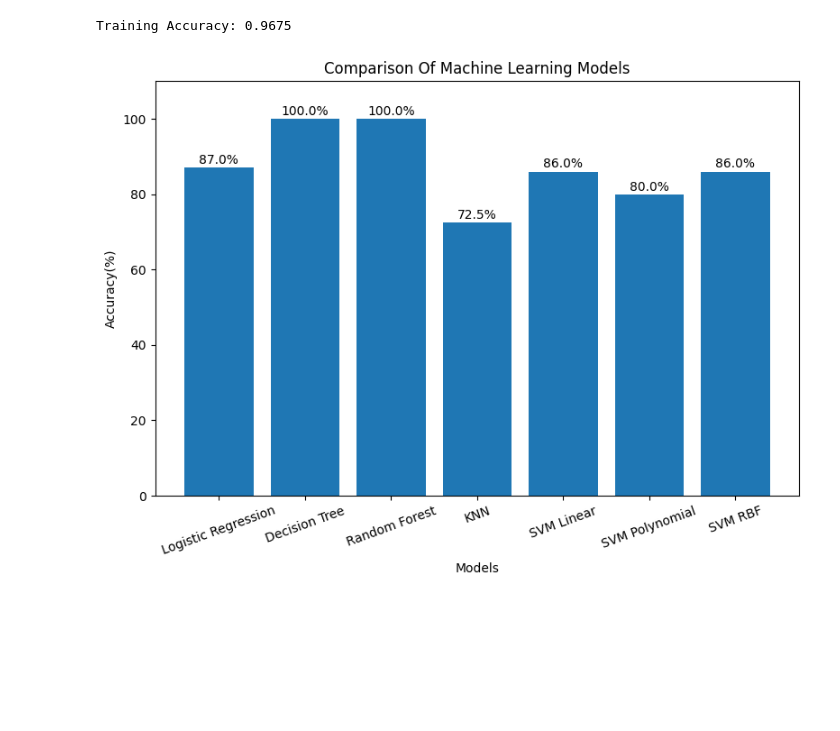
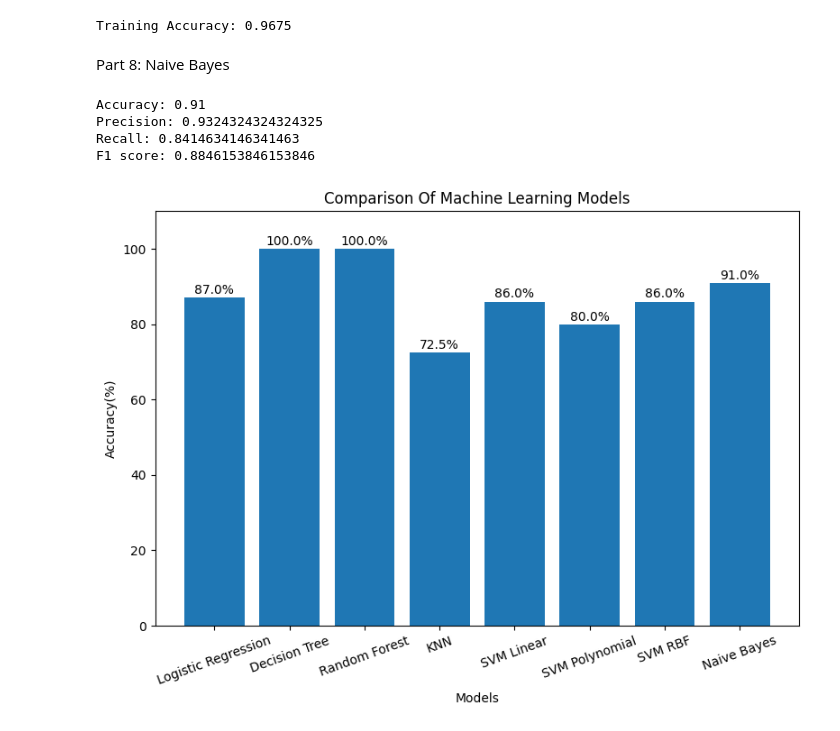
Before and after one commit to MonamAbbasi/Heart-Disease-Prediction-Project, a Jupyter notebook: heart_disease_project/heart_disease.ipynb, the cells around one changed output. Saved outputs shown, nothing was run; the diff lists cells and outputs as text; code cells hidden in the pictures; blank space fills up the shorter version.

Commit message:
Add Naive Bayes Algorithm

```diff
--- a/heart_disease_project/heart_disease.ipynb
+++ b/heart_disease_project/heart_disease.ipynb
@@ -842,3 +842,5 @@ y_trainPred_svm=model_svm.predict(x_train_SvmScaled)
 print('Training Accuracy:',accuracy_score(y_train_svm,y_trainPred_svm))
 # %% [output]
 Training Accuracy: 0.9675
+# %% [markdown]
+Part 8: Naive Bayes
@@ -845,18 +856,29 @@ Training Accuracy: 0.9675
+# %%
+# Evaluation Metrics
+print('Accuracy:',accuracy_score(y_test_nb,y_pred_nb))
+print('Precision:',precision_score(y_test_nb,y_pred_nb))
+print('Recall:',recall_score(y_test_nb,y_pred_nb))
+print('F1 score:',f1_score(y_test_nb,y_pred_nb))
+# %% [output]
+Accuracy: 0.91
+Precision: 0.9324324324324325
+Recall: 0.8414634146341463
+F1 score: 0.8846153846153846
 # %%
 # Compaing Models Accuracies
-models=['Logistic Regression','Decision Tree','Random Forest','KNN','SVM Linear','SVM Polynomial','SVM RBF']
-accuracies=[87,100,100,72.5,86,80,86]
+models=['Logistic Regression','Decision Tree','Random Forest','KNN','SVM Linear','SVM Polynomial','SVM RBF','Naive Bayes']
+accuracies=[87,100,100,72.5,86,80,86,91]
 plt.figure(figsize=(8,6))
 bars=plt.bar(models,accuracies)
 plt.title('Comparison Of Machine Learning Models')
 plt.xlabel('Models')
 plt.ylabel('Accuracy(%)')
 plt.ylim(0,110)
 for bar in bars:
     height=bar.get_height()
     plt.text(bar.get_x()+bar.get_width()/2,height+1,f"{height}%",ha='center')
 plt.xticks(rotation=20)
 plt.tight_layout()
 plt.show()
 # %% [output]
-[figure, old version]
+[figure, new version]
```
Also changed, not shown: parts of 4 cells of this notebook.
